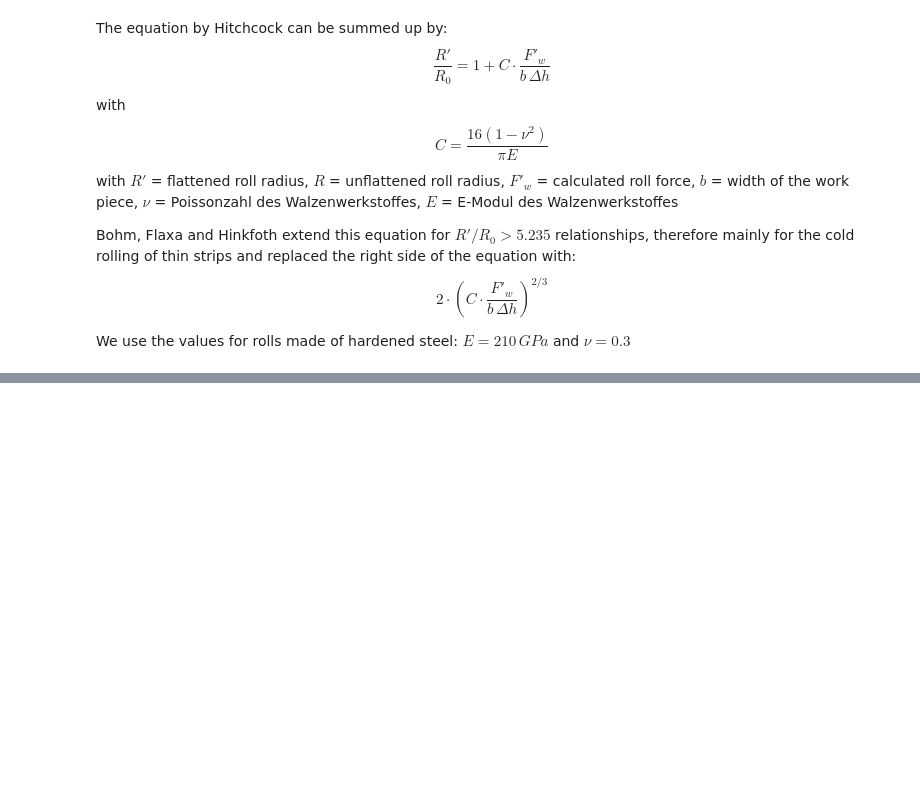
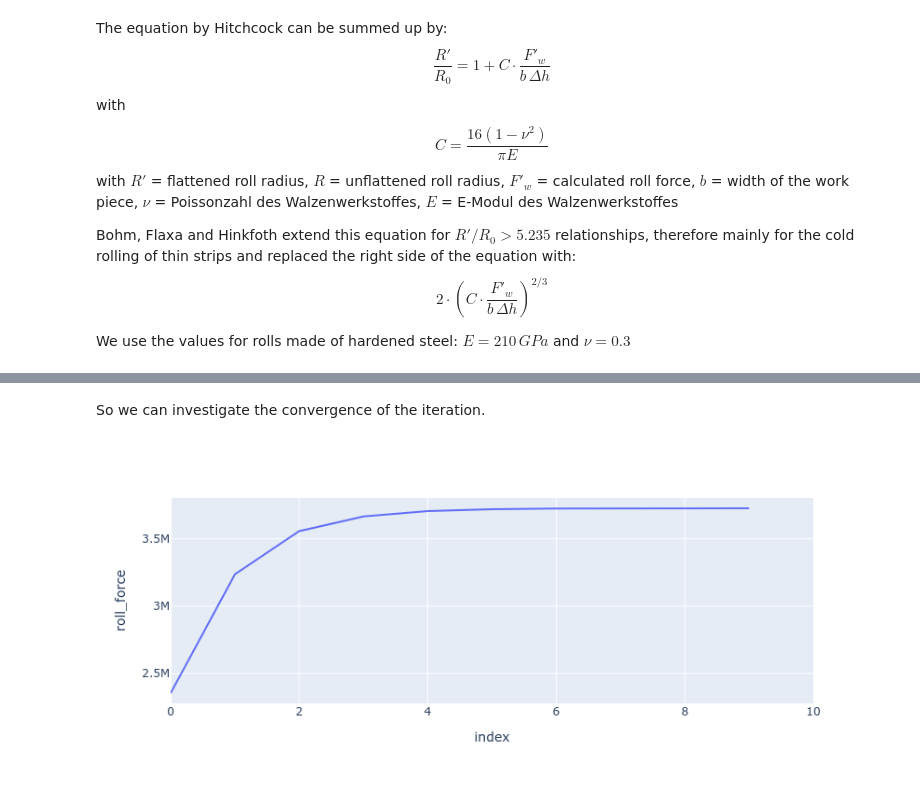
Before and after one commit to Institute-of-Metal-Forming/notebooks-ilsenburg, a Jupyter notebook: roll-flattening/roll_flattening_hitchcock.ipynb, the cells around one changed output, grey strips where cells are left out. Drawn from its saved outputs; the diff is of its cells as text; code cells hidden in the pictures; blank space fills up the shorter version.

Commit message:
add pyroll flat rolling nb and update elastic nbs to use pyroll as backend

```diff
--- a/roll-flattening/roll_flattening_hitchcock.ipynb
+++ b/roll-flattening/roll_flattening_hitchcock.ipynb
@@ -121,0 +77,12 @@ print(f"Finished calculating after {i} iterations.")
+# %%
+in_profile = pr.Profile.box(
+    height=4e-3,
+    width=50e-3,
+    corner_radius=0,
+    temperature=25 + 273.15,
+    strain=0,
+    material="C45",
+    density=7.5e3,
+    specific_heat_capacity=690,
+)
+in_profile
@@ -121,0 +94,14 @@ print(f"Finished calculating after {i} iterations.")
+# %%
+def roll_pass(roll_radius):
+    return pr.RollPass(
+        label="Flach Sack I",
+        roll=pr.Roll(
+            groove=pr.FlatGroove(
+                usable_width=250e-3,
+            ),
+            nominal_radius=roll_radius,
+        ),
+        gap=2e-3,
+        velocity=0.1,
+        coulomb_friction_coefficient=0.2,
+    )
@@ -121,0 +112,3 @@ print(f"Finished calculating after {i} iterations.")
+# %%
+df = pd.DataFrame({"roll_radius": 150e-3}, index=[0])
+df
@@ -121,0 +120,7 @@ print(f"Finished calculating after {i} iterations.")
+# %%
+for i in range(10):
+    rp = roll_pass(df["roll_radius"][i])
+    rp.solve(in_profile)
+    df.loc[i, "roll_force"] = rp.roll_force
+    df.loc[i, "contact_length"] = rp.roll.contact_length
+    df.loc[i + 1, "roll_radius"] = flattened_radius(df["roll_radius"][0], rp.roll_force, -rp.abs_draught, rp.in_profile.width)
@@ -121,0 +162,6 @@ print(f"Finished calculating after {i} iterations.")
+# %% [markdown]
+So we can investigate the convergence of the iteration.
+# %%
+px.line(df, y="roll_force")
+# %% [output]
+[figure, added]
```
Also changed, not shown: parts of 28 cells of this notebook, 15 other files.
